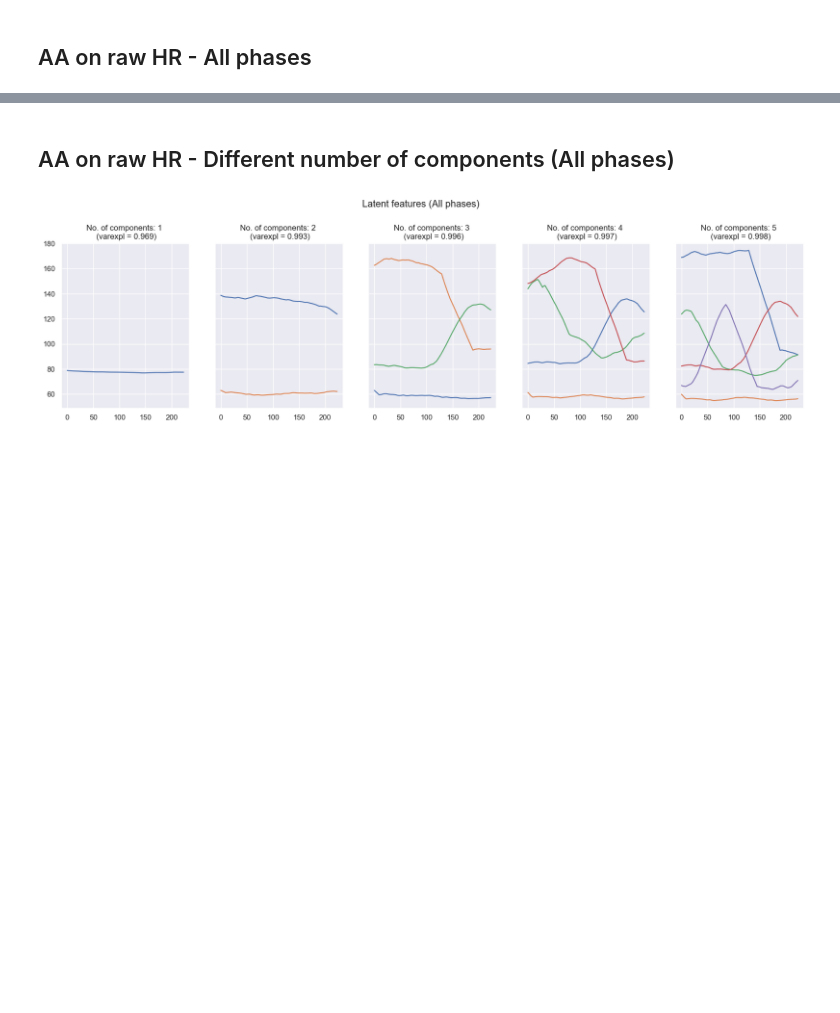
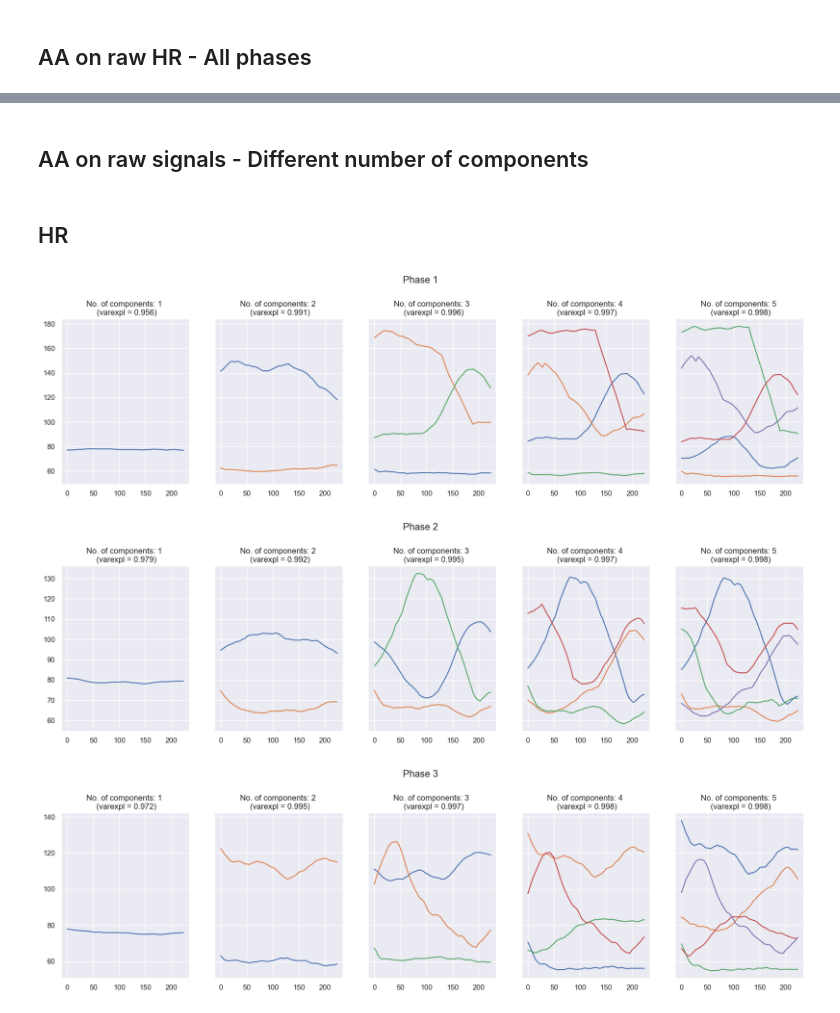
Before and after one commit to tbarcinski/02582-Computational-Data-Analysis, a Jupyter notebook: Case2/AA.ipynb, the cells around one changed output, grey strips where cells are left out. Saved outputs shown, nothing was run; the diff lists cells and outputs as text; code cells hidden in the pictures; blank space fills up the shorter version.

```diff
--- a/Case2/AA.ipynb
+++ b/Case2/AA.ipynb
@@ -165,27 +183,36 @@ for phase in range(len(phase_data)):
 # %% [markdown]
-## AA on raw HR - Different number of components (All phases)
+## AA on raw signals - Different number of components
 # %%
 n_components_list = range(1,6)
 
-fig, ax = plt.subplots(1, len(n_components_list), figsize=(20,5),sharex=False, sharey=True)
-fig.suptitle("Latent features (All phases)")
-fig.subplots_adjust(top=0.8)
-X = raw_ds
+def plot_different_n_components(stat_phase_list, phase, noc_int):
 
-for j, n_components in enumerate(n_components_list):
+    fig, ax = plt.subplots(1, len(noc_int), figsize=(20,5),sharex=False, sharey=True)
+    fig.suptitle(f'Phase {phase}')
+    fig.subplots_adjust(top=0.8)
+    X = stat_phase_list[phase-1]
 
-    # AA
-    XC, S, C, SSE, varexpl = py_pcha.PCHA(np.asarray(X.T), noc=n_components, delta=0.1)
-    S = np.asarray(S)
-    C = np.asarray(C)
-    X_hat = X.T @ C @ S
-    L = 0.5*np.linalg.norm(X.T-X_hat)**2
-    components = np.asarray(XC.T)
+    for j, n_components in enumerate(noc_int):
 
-    # Plot
-    ax[j].set_title(f"No. of components: {n_components} \n (varexpl = {round(varexpl, 3)})")
-    for i in range(components.shape[0]):
-        ax[j].plot(components[i, :], label=f"Component {i+1}")
-    #ax[j].legend(loc='lower right')
+        # AA
+        XC, S, C, SSE, varexpl = py_pcha.PCHA(np.asarray(X.T), noc=n_components, delta=0.1)
+        S = np.asarray(S)
+        C = np.asarray(C)
+        X_hat = X.T @ C @ S
+        L = 0.5*np.linalg.norm(X.T-X_hat)**2
+        components = np.asarray(XC.T)
+
+        # Plot
+        ax[j].set_title(f"No. of components: {n_components} \n (varexpl = {round(varexpl, 3)})")
+        for i in range(components.shape[0]):
+            ax[j].plot(components[i, :], label=f"Component {i+1}")
+        #ax[j].legend(loc='lower right')
-# %% [output]
-[figure, removed]
+# %% [markdown]
+## HR
+# %%
+for i in range(1,4):
+    plot_different_n_components(HR_phases, i, n_components_list)
+# %% [output]
+[figure, added]
+[figure, added]
+[figure, added]
```
Also changed, not shown: parts of 15 cells of this notebook.
